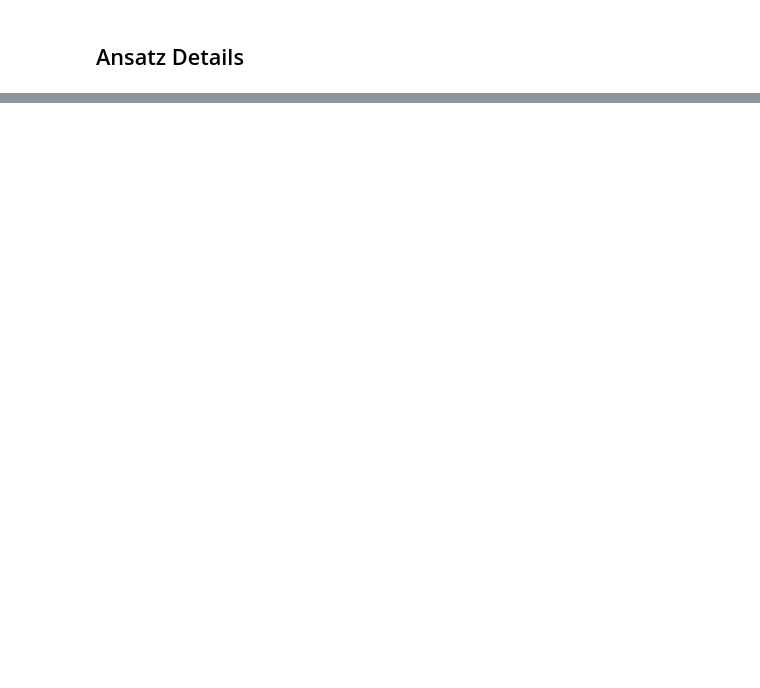
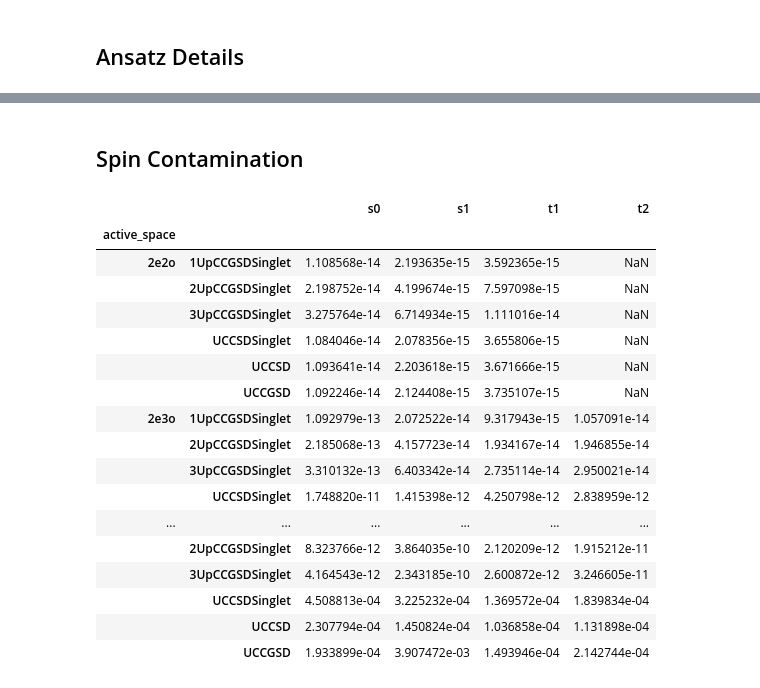
Before and after one commit to naythanyeo/qse-practical-analysis, a Jupyter notebook: notebooks/01_subspace_representability.ipynb, the cells around one changed output, grey strips where cells are left out. Cells and saved outputs as stored; diff of their text form; code cells hidden in the pictures; blank space fills up the shorter version.

```diff
--- a/notebooks/01_subspace_representability.ipynb
+++ b/notebooks/01_subspace_representability.ipynb
@@ -385,0 +556,2 @@ Priority to get figures
+# %% [markdown]
+## Spin Contamination
@@ -385,0 +602,44 @@ Priority to get figures
+# %%
+# Build, save and display the bad-root analysis for every active space
+bad_spin_roots_by_space = {}
+mean_spin_contamination_by_space = {}
+mean_spin_tables = {}
+spin_contamination_figures = []
+
+BAD_SPIN_THRESHOLD = 0.01
+
+for active_space in ACTIVE_SPACE_ORDER:
+    bad_spin_roots, mean_spin_contamination = get_bad_spin_root_data(active_space, df_sv, BAD_SPIN_THRESHOLD)
+    df_mean = pd.DataFrame(mean_spin_contamination).T[["s0", "s1", "t1", "t2"]]
+
+    bad_spin_roots_by_space[active_space] = bad_spin_roots
+    mean_spin_contamination_by_space[active_space] = mean_spin_contamination
+    mean_spin_tables[active_space] = df_mean
+
+    figure = plot_bad_spin_roots(bad_spin_roots, active_space, BAD_SPIN_THRESHOLD)
+    save_figure(figure, "spin_contamination", f"bad_spin_roots_{active_space}")
+    spin_contamination_figures.append(figure)
+
+df_mean_spin_contamination = pd.concat(mean_spin_tables, names=["active_space"])
+save_table(df_mean_spin_contamination, "spin_contamination", "mean_low_lying_spin_contamination")
+display(df_mean_spin_contamination)
+show_scrollable_figs(spin_contamination_figures)
+# %% [output]
+|  |  | s0 | s1 | t1 | t2 |
+| active_space |  |  |  |  |  |
+| 2e2o | 1UpCCGSDSinglet | 1.108568e-14 | 2.193635e-15 | 3.592365e-15 | NaN |
+|  | 2UpCCGSDSinglet | 2.198752e-14 | 4.199674e-15 | 7.597098e-15 | NaN |
+|  | 3UpCCGSDSinglet | 3.275764e-14 | 6.714934e-15 | 1.111016e-14 | NaN |
+|  | UCCSDSinglet | 1.084046e-14 | 2.078356e-15 | 3.655806e-15 | NaN |
+|  | UCCSD | 1.093641e-14 | 2.203618e-15 | 3.671666e-15 | NaN |
+|  | UCCGSD | 1.092246e-14 | 2.124408e-15 | 3.735107e-15 | NaN |
+| 2e3o | 1UpCCGSDSinglet | 1.092979e-13 | 2.072522e-14 | 9.317943e-15 | 1.057091e-14 |
+|  | 2UpCCGSDSinglet | 2.185068e-13 | 4.157723e-14 | 1.934167e-14 | 1.946855e-14 |
+|  | 3UpCCGSDSinglet | 3.310132e-13 | 6.403342e-14 | 2.735114e-14 | 2.950021e-14 |
+|  | UCCSDSinglet | 1.748820e-11 | 1.415398e-12 | 4.250798e-12 | 2.838959e-12 |
+| ... | ... | ... | ... | ... | ... |
+|  | 2UpCCGSDSinglet | 8.323766e-12 | 3.864035e-10 | 2.120209e-12 | 1.915212e-11 |
+|  | 3UpCCGSDSinglet | 4.164543e-12 | 2.343185e-10 | 2.600872e-12 | 3.246605e-11 |
+|  | UCCSDSinglet | 4.508813e-04 | 3.225232e-04 | 1.369572e-04 | 1.839834e-04 |
+|  | UCCSD | 2.307794e-04 | 1.450824e-04 | 1.036858e-04 | 1.131898e-04 |
+|  | UCCGSD | 1.933899e-04 | 3.907472e-03 | 1.493946e-04 | 2.142744e-04 |
```
Also changed, not shown: parts of 32 cells of this notebook, 4 other files.
